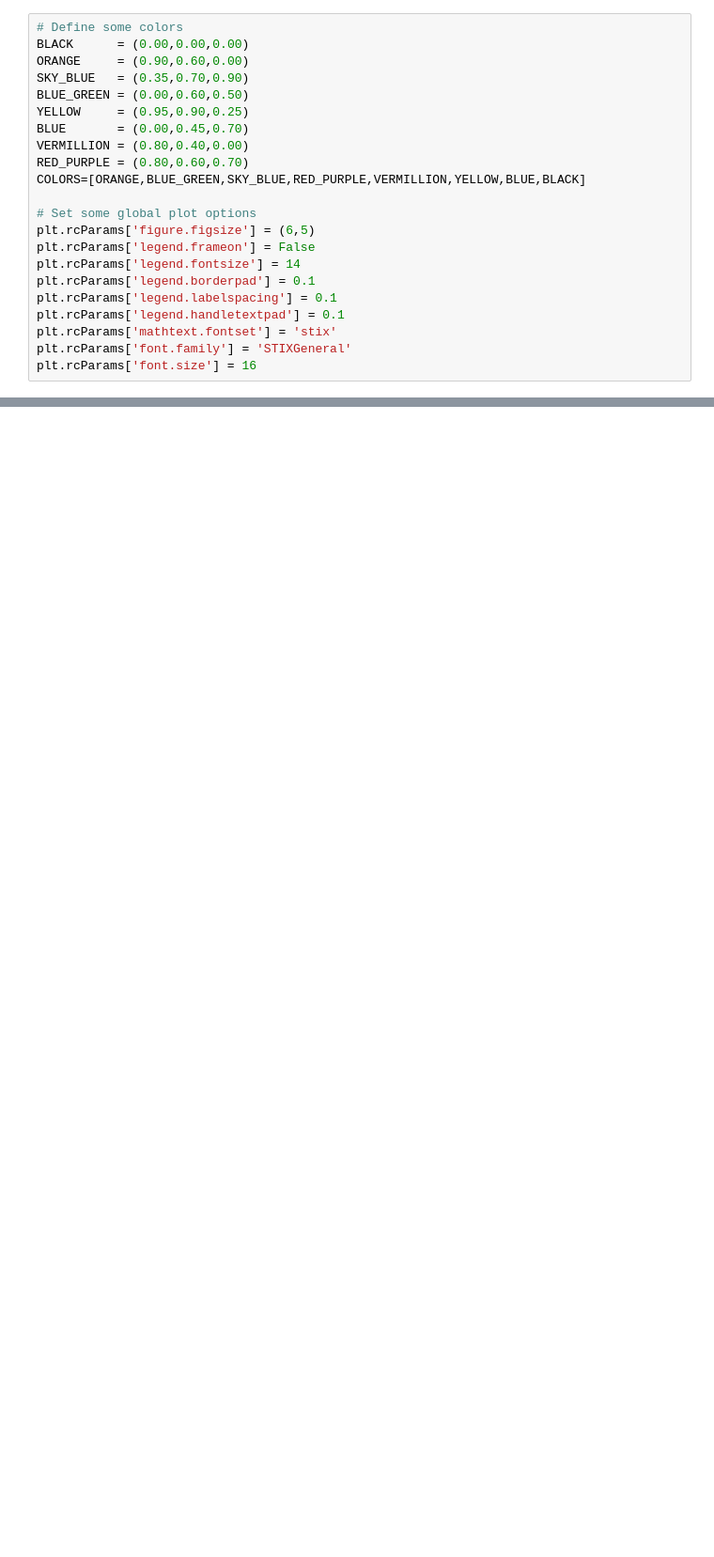
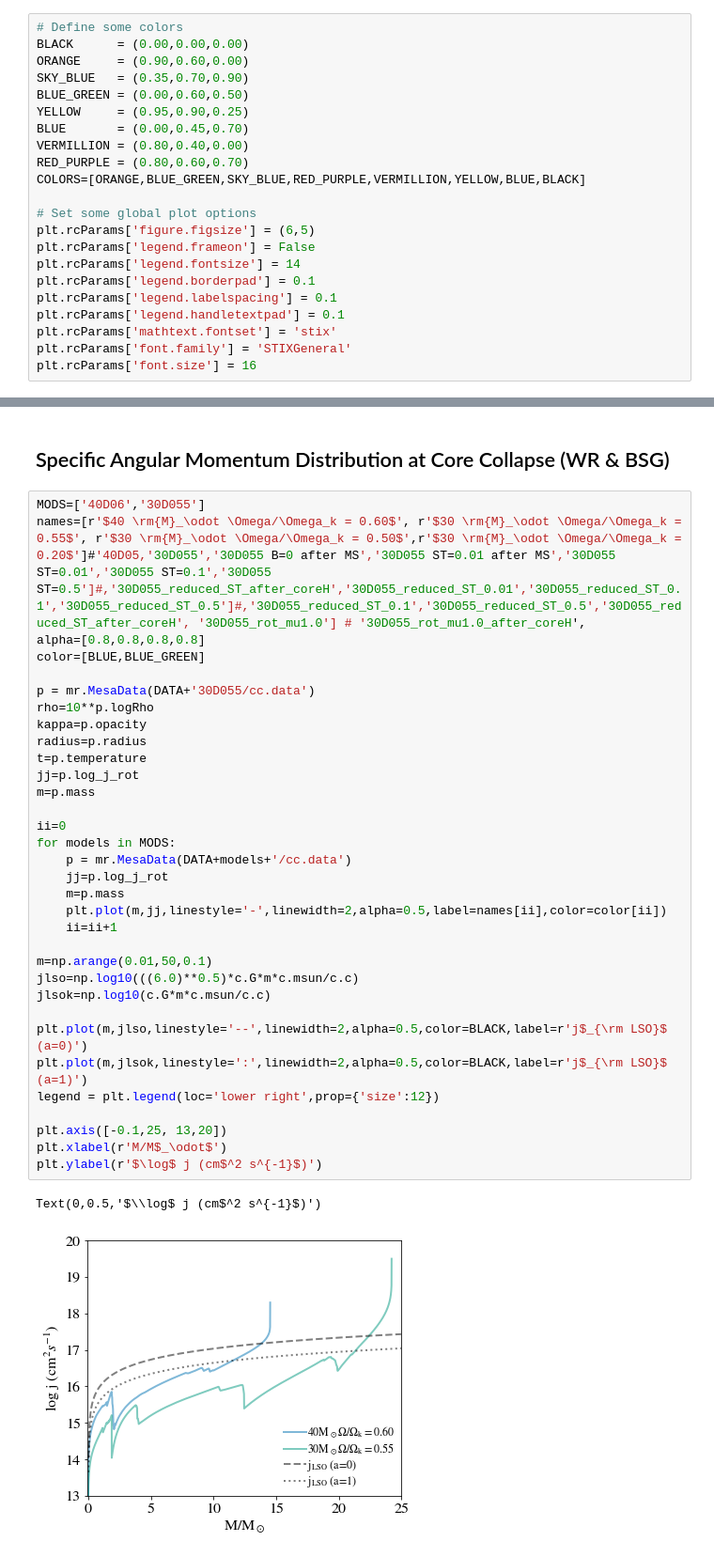
Before and after one commit to matteocantiello/ulgrb, a Jupyter notebook: hrd_mods_paper.ipynb, the cells around one changed output, grey strips where cells are left out. Shown at 94% size. Saved outputs shown, nothing was run; the diff lists cells and outputs as text; blank space fills up the shorter version.

```diff
--- a/hrd_mods_paper.ipynb
+++ b/hrd_mods_paper.ipynb
@@ -438,0 +145,38 @@ plt.savefig('LC.pdf')
+# %% [markdown]
+## Specific Angular Momentum Distribution at Core Collapse (WR & BSG)
+# %%
+MODS=['40D06','30D055']
+names=[r'$40 \rm{M}_\odot \Omega/\Omega_k = 0.60$', r'$30 \rm{M}_\odot \Omega/\Omega_k = 0.55$', r'$30 \rm{M}_\odot \Omega/\Omega_k = 0.50$',r'$30 \rm{M}_\odot \Omega/\Omega_k = 0.20$']#'40D05,'30D055','30D055 B=0 after MS','30D055 ST=0.01 after MS','30D055 ST=0.01','30D055 ST=0.1','30D055 ST=0.5']#,'30D055_reduced_ST_after_coreH','30D055_reduced_ST_0.01','30D055_reduced_ST_0.1','30D055_reduced_ST_0.5']#,'30D055_reduced_ST_0.1','30D055_reduced_ST_0.5','30D055_reduced_ST_after_coreH', '30D055_rot_mu1.0'] # '30D055_rot_mu1.0_after_coreH',
+alpha=[0.8,0.8,0.8,0.8]
+color=[BLUE,BLUE_GREEN]
+
+p = mr.MesaData(DATA+'30D055/cc.data')
+rho=10**p.logRho
+kappa=p.opacity
+radius=p.radius
+t=p.temperature
+jj=p.log_j_rot
+m=p.mass
+
+ii=0
+for models in MODS:
+    p = mr.MesaData(DATA+models+'/cc.data')
+    jj=p.log_j_rot
+    m=p.mass
+    plt.plot(m,jj,linestyle='-',linewidth=2,alpha=0.5,label=names[ii],color=color[ii])
+    ii=ii+1
+
+m=np.arange(0.01,50,0.1)
+jlso=np.log10(((6.0)**0.5)*c.G*m*c.msun/c.c)
+jlsok=np.log10(c.G*m*c.msun/c.c)
+
+plt.plot(m,jlso,linestyle='--',linewidth=2,alpha=0.5,color=BLACK,label=r'j$_{\rm LSO}$ (a=0)')
+plt.plot(m,jlsok,linestyle=':',linewidth=2,alpha=0.5,color=BLACK,label=r'j$_{\rm LSO}$ (a=1)')
+legend = plt.legend(loc='lower right',prop={'size':12})
+
+plt.axis([-0.1,25, 13,20])
+plt.xlabel(r'M/M$_\odot$')
+plt.ylabel(r'$\log$ j (cm$^2 s^{-1}$)')
+# %% [output]
+Text(0,0.5,'$\\log$ j (cm$^2 s^{-1}$)')
+[figure, added]
```
Also changed, not shown: parts of 37 cells of this notebook, 59 other files.
